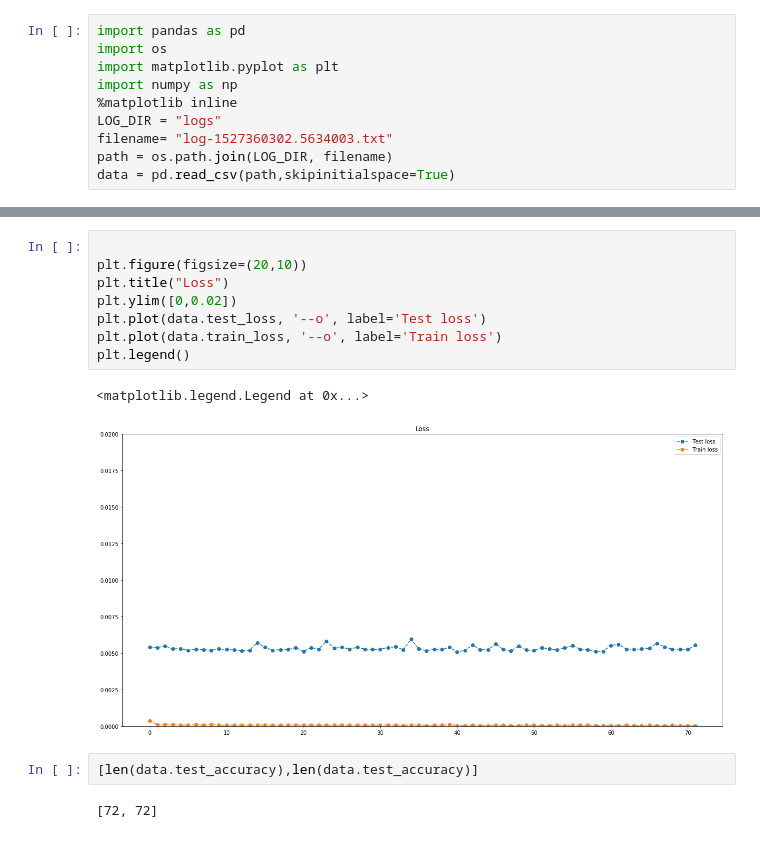
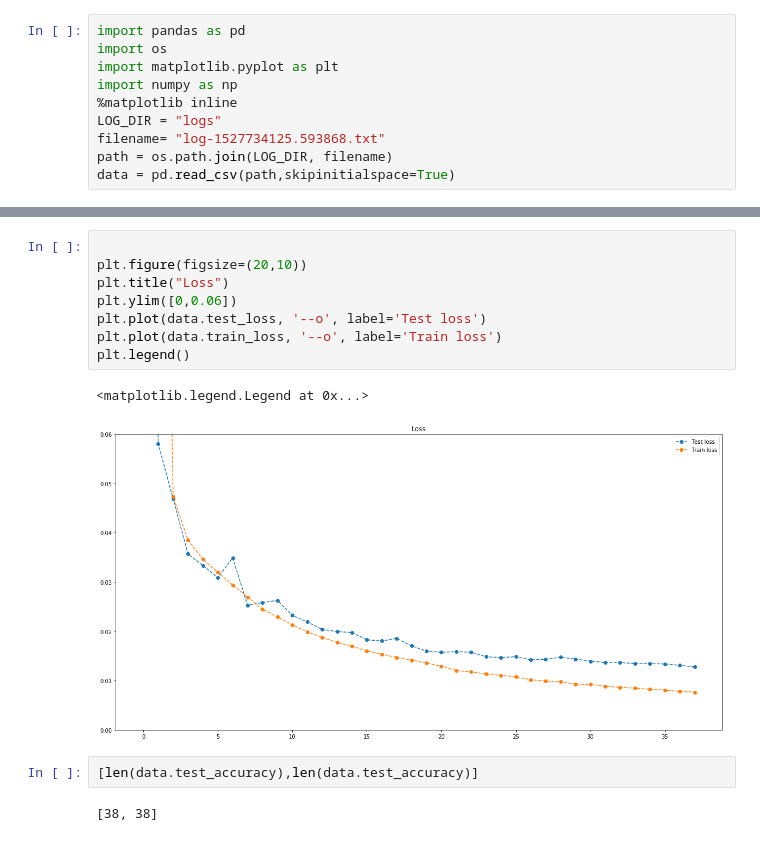
Before and after one commit to ethanleet/CapsNet, a Jupyter notebook: Statistics plotting.ipynb, the cells around one changed output, grey strips where cells are left out. Cells and saved outputs as stored; diff of their text form.

```diff
--- a/Statistics plotting.ipynb
+++ b/Statistics plotting.ipynb
@@ -5,7 +5,7 @@ import matplotlib.pyplot as plt
 import numpy as np
 %matplotlib inline
 LOG_DIR = "logs"
-filename= "log-1527360302.5634003.txt"
+filename= "log-1527734125.593868.txt"
 path = os.path.join(LOG_DIR, filename)
 data = pd.read_csv(path,skipinitialspace=True)
 # %%
@@ -44,18 +43,18 @@ plt.legend()
 # %%
 
 plt.figure(figsize=(20,10))
 plt.title("Loss")
-plt.ylim([0,0.02])
+plt.ylim([0,0.06])
 plt.plot(data.test_loss, '--o', label='Test loss')
 plt.plot(data.train_loss, '--o', label='Train loss')
 plt.legend()
 # %% [output]
 <matplotlib.legend.Legend at 0x...>
-[figure, old version]
+[figure, new version]
 # %%
 [len(data.test_accuracy),len(data.test_accuracy)]
 # %% [output]
-[72, 72]
+[38, 38]
 # %%
 plt.figure(figsize=(20,10))
 plt.ylim([99.4,99.7])
```
Also changed, not shown: parts of 4 cells of this notebook, 1 other file.
